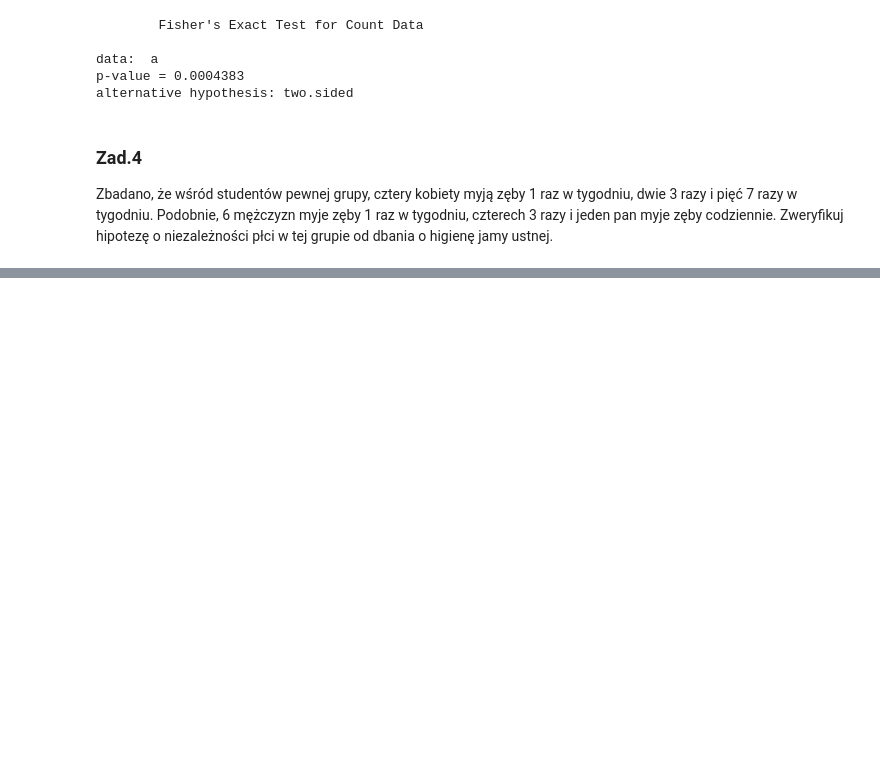
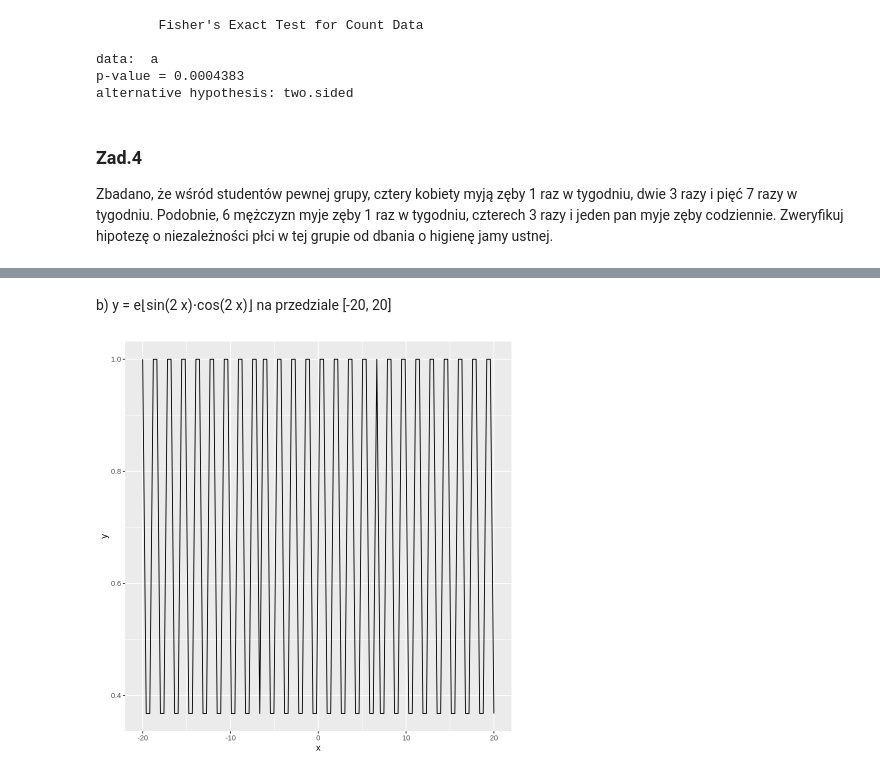
Before and after one commit to 30james00/pollub_R, a Jupyter notebook: Lab9.ipynb, the cells around one changed output, grey strips where cells are left out. Drawn from its saved outputs; the diff is of its cells as text; code cells hidden in the pictures; blank space fills up the shorter version.

```diff
--- a/Lab9.ipynb
+++ b/Lab9.ipynb
@@ -193,0 +212,11 @@ abline(0, -1, lty = 4, col = 2)
+# %% [markdown]
+b) y = e⌊sin(2 x)⋅cos(2 x)⌋ na przedziale [-20, 20]
+# %%
+fun_ <- function(x) {
+   return(exp(floor(sin(2 * x) * (cos(2 * x)))))
+}
+base_ <- ggplot(data.frame(x = c(-20, 20)), aes(x))
+plot_ <- base_ + stat_function(fun = fun_, geom = 'line', n = 100)
+plot_
+# %% [output]
+[figure, added]
```
Also changed, not shown: parts of 6 cells of this notebook, 1 other file.
